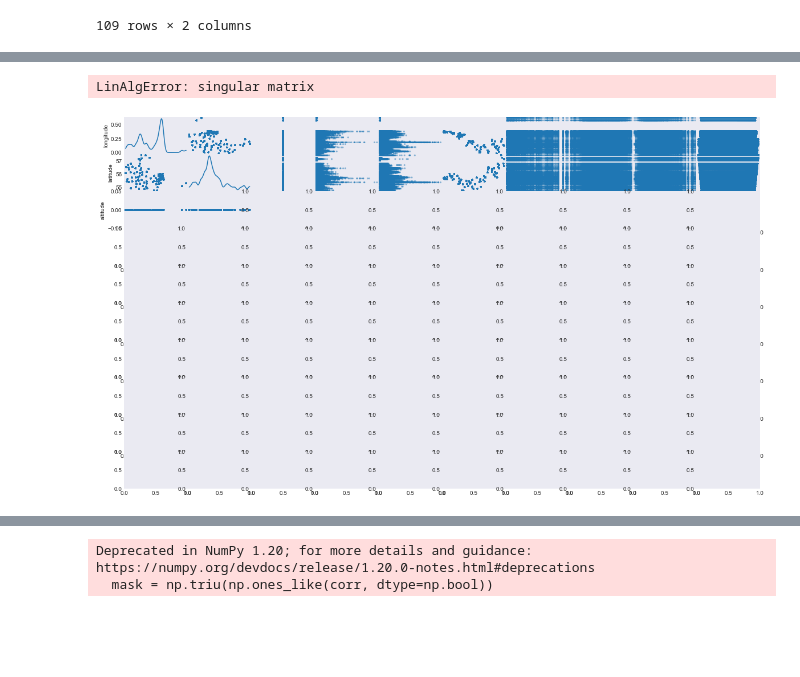
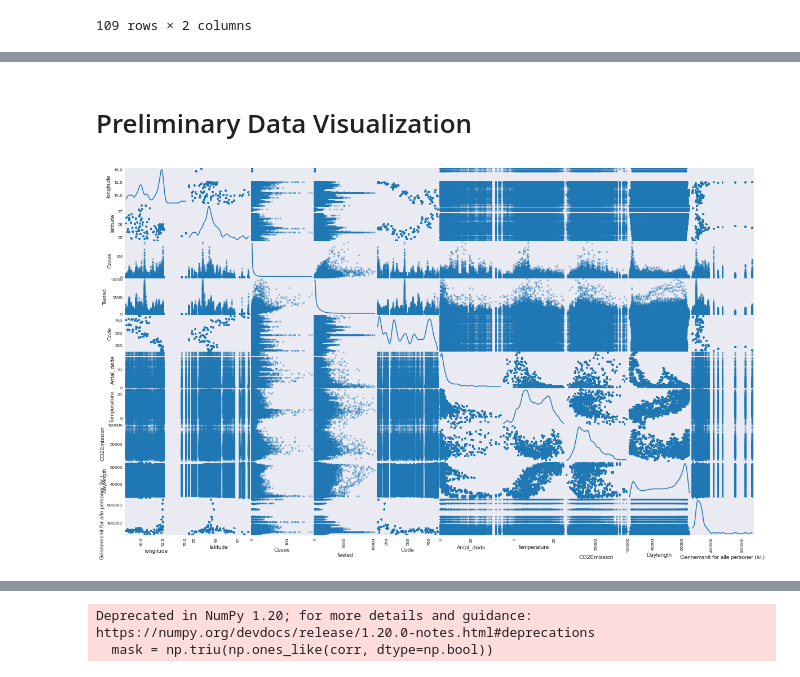
Before and after one commit to danielanthonyhoward/Data-Cleaning-and-Analysis-Tutorial, a Jupyter notebook: ConstructBadData.ipynb, the cells around one changed output, grey strips where cells are left out. Drawn from its saved outputs; the diff is of its cells as text; code cells hidden in the pictures; blank space fills up the shorter version.

```diff
--- a/ConstructBadData.ipynb
+++ b/ConstructBadData.ipynb
@@ -251,0 +231,6 @@ dtype: object
+# %%
+data = data.reset_index()
+# %%
+data['Temperature'] = data['Temperature'].sample(frac=0.85)
+# %%
+data['CO2Emission'] = data['CO2Emission'].sample(frac=0.85)
@@ -252,8 +243,11 @@ dtype: object
+# %% [markdown]
+# Preliminary Data Visualization
+# %%
+df1 = data.drop(['altitude'], axis=1)
 # %%
-scatter_matrix(data, figsize=(20, 12), diagonal="kde");
+scatter_matrix(df1, figsize=(20, 12), diagonal="kde");
 # %% [output]
-LinAlgError: singular matrix
-[figure, old version]
+[figure, new version]
 # %%
 corrMatrix = data.corr()
 
```
Also changed, not shown: parts of 9 cells of this notebook, 1 other file.
